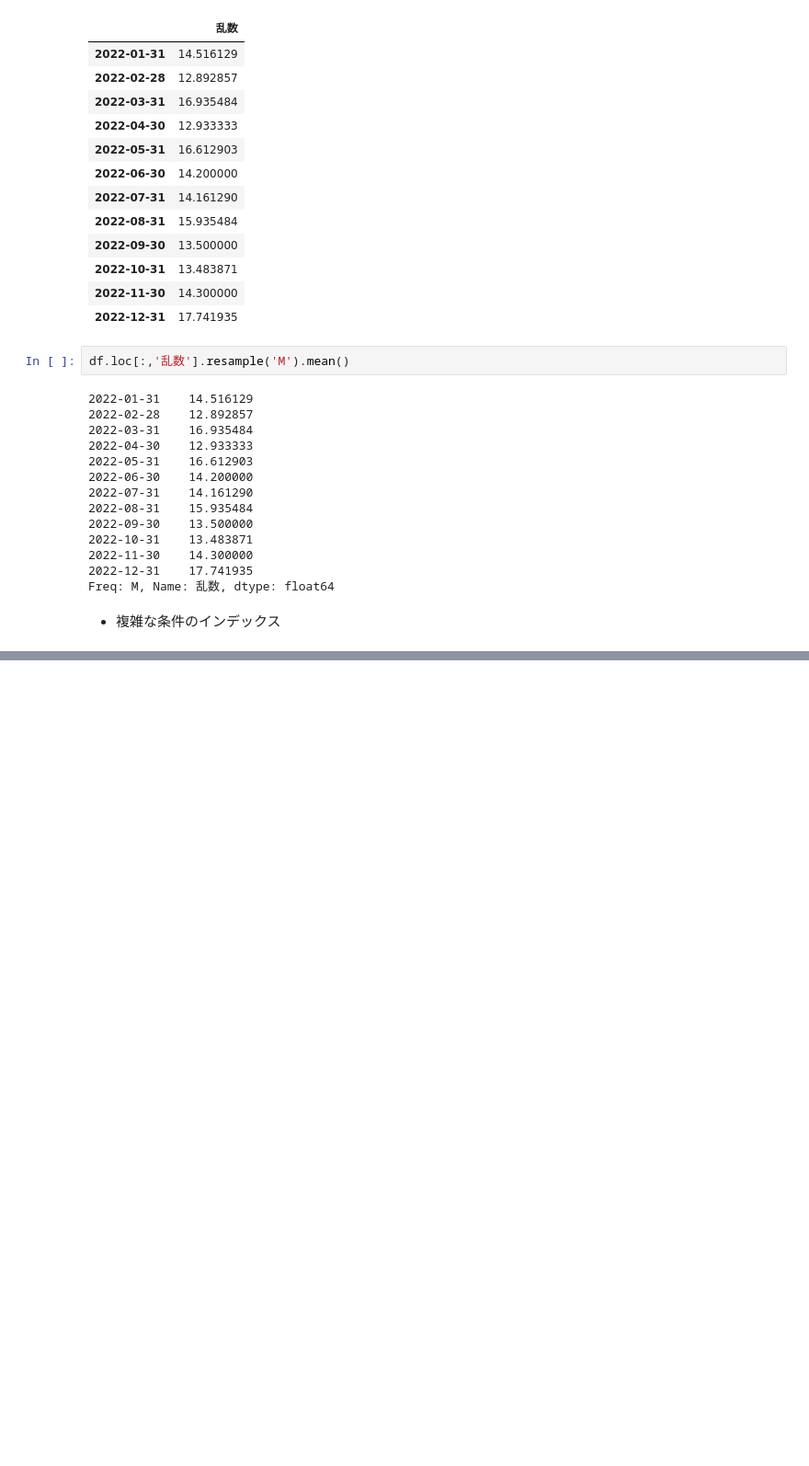
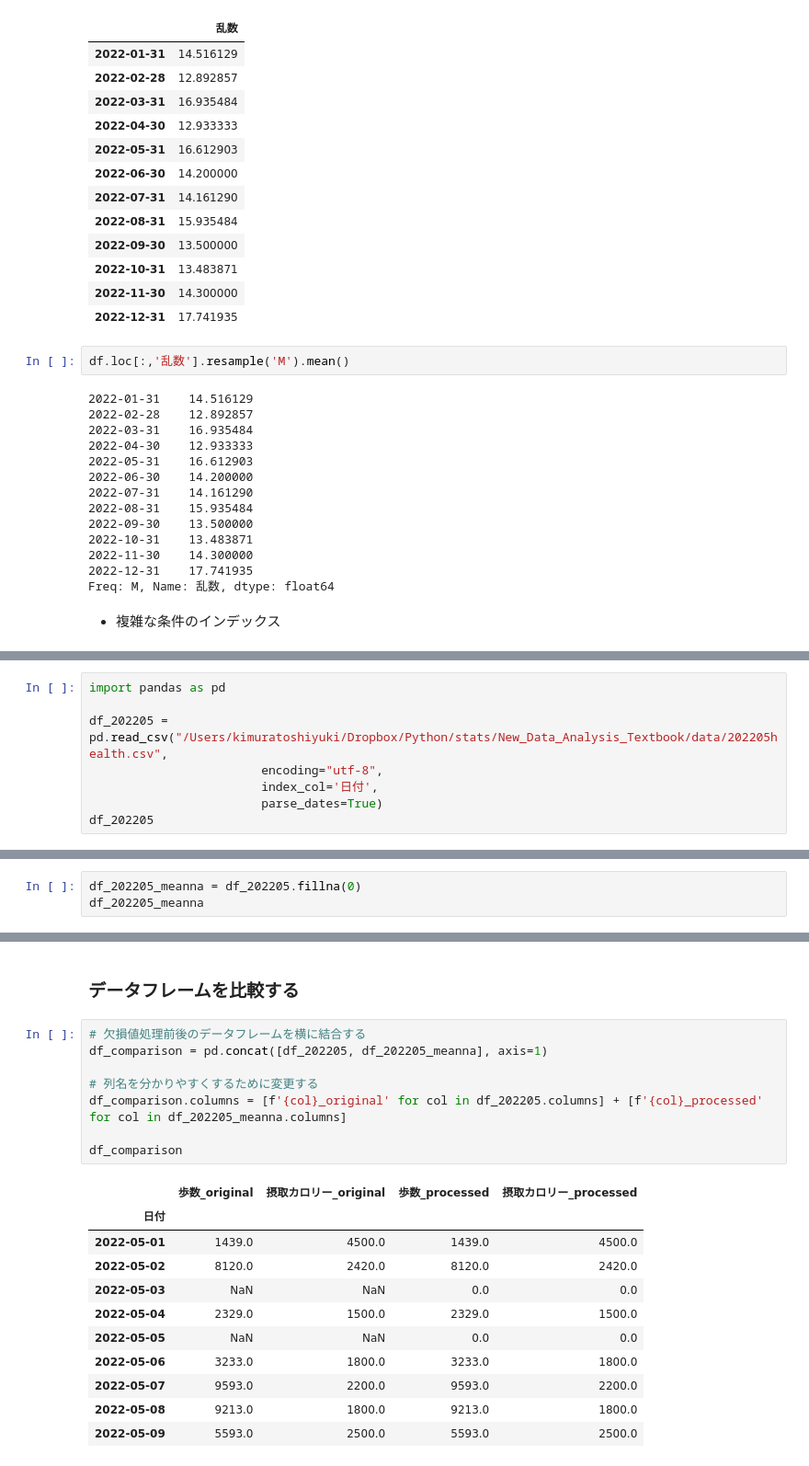
Before and after one commit to phonon-py/ZTest_ws, a Jupyter notebook: data_analysis.ipynb, the cells around one changed output, grey strips where cells are left out. Shown at 92% size. Cells and saved outputs as stored; diff of their text form; blank space fills up the shorter version.

```diff
--- a/data_analysis.ipynb
+++ b/data_analysis.ipynb
@@ -5137,0 +5183,8 @@ Freq: M, Name: 乱数, dtype: float64
+# %%
+import pandas as pd
+
+df_202205 = pd.read_csv("/Users/kimuratoshiyuki/Dropbox/Python/stats/New_Data_Analysis_Textbook/data/202205health.csv",
+                        encoding="utf-8",
+                        index_col='日付',
+                        parse_dates=True)
+df_202205
@@ -5137,0 +5216,3 @@ Freq: M, Name: 乱数, dtype: float64
+# %%
+df_202205_meanna = df_202205.fillna(0)
+df_202205_meanna
@@ -5137,0 +5231,22 @@ Freq: M, Name: 乱数, dtype: float64
+# %% [markdown]
+### データフレームを比較する
+# %%
+# 欠損値処理前後のデータフレームを横に結合する
+df_comparison = pd.concat([df_202205, df_202205_meanna], axis=1)
+
+# 列名を分かりやすくするために変更する
+df_comparison.columns = [f'{col}_original' for col in df_202205.columns] + [f'{col}_processed' for col in df_202205_meanna.columns]
+
+df_comparison
+# %% [output]
+|  | 歩数_original | 摂取カロリー_original | 歩数_processed | 摂取カロリー_processed |
+| 日付 |  |  |  |  |
+| 2022-05-01 | 1439.0 | 4500.0 | 1439.0 | 4500.0 |
+| 2022-05-02 | 8120.0 | 2420.0 | 8120.0 | 2420.0 |
+| 2022-05-03 | NaN | NaN | 0.0 | 0.0 |
+| 2022-05-04 | 2329.0 | 1500.0 | 2329.0 | 1500.0 |
+| 2022-05-05 | NaN | NaN | 0.0 | 0.0 |
+| 2022-05-06 | 3233.0 | 1800.0 | 3233.0 | 1800.0 |
+| 2022-05-07 | 9593.0 | 2200.0 | 9593.0 | 2200.0 |
+| 2022-05-08 | 9213.0 | 1800.0 | 9213.0 | 1800.0 |
+| 2022-05-09 | 5593.0 | 2500.0 | 5593.0 | 2500.0 |
```
Also changed, not shown: parts of 8 cells of this notebook.
